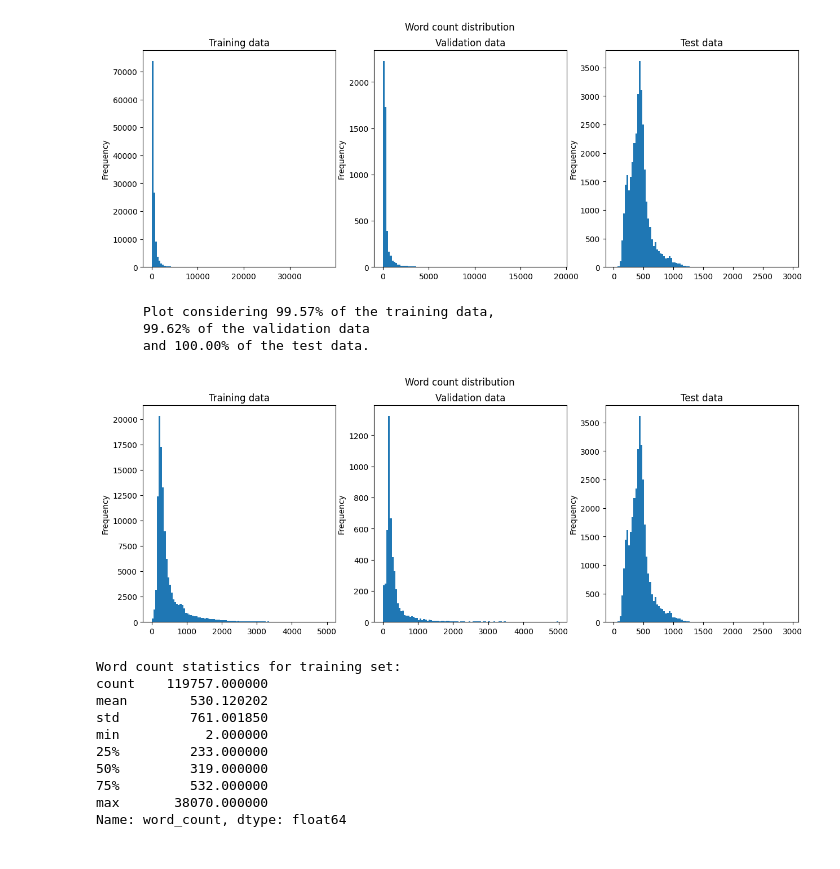
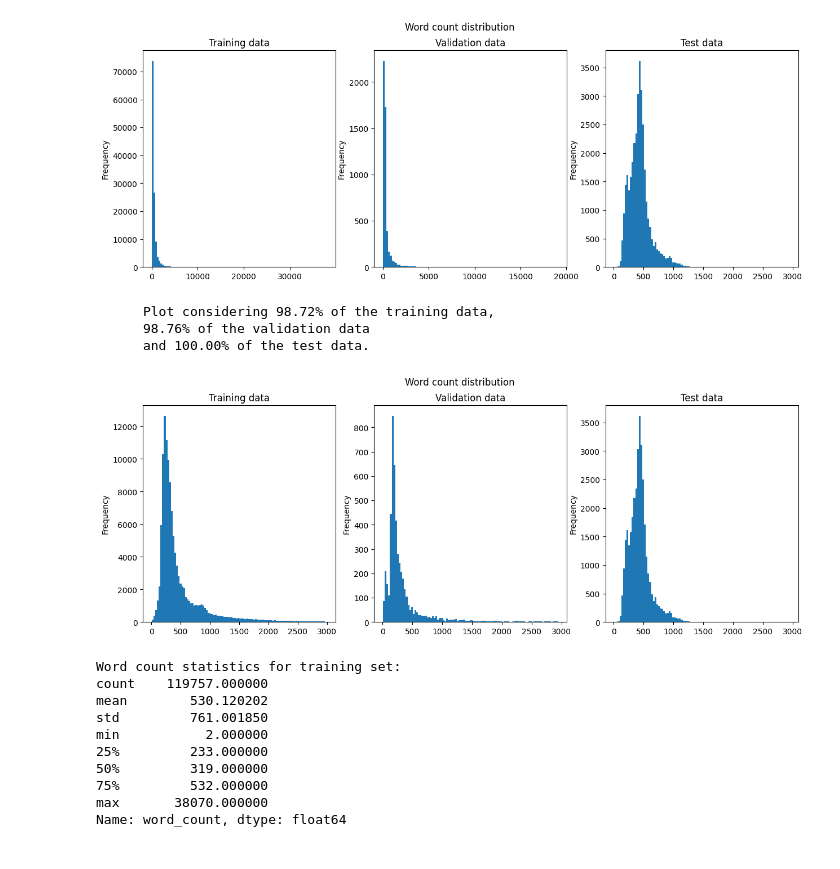
Before and after one commit to edomerli/machine-generated-text-classification, a Jupyter notebook: data_exploration.ipynb, the cells around one changed output. Cells and saved outputs as stored; diff of their text form; code cells hidden in the pictures.

```diff
--- a/data_exploration.ipynb
+++ b/data_exploration.ipynb
@@ -186,23 +168,25 @@ test_df['word_count'].plot(kind='hist', bins=100, ax=axes[2], title='Test data')
 # %% [output]
 [figure]
 # %%
-# Let's consider for a moment only the data below a certain threshold length (5000) for a more informative plot
+# Let's consider for a moment only the data below a certain threshold length (3000) for a more informative plot
 print(f"""
-      Plot considering {len(train_df[train_df['word_count'] < 5000]) / len(train_df) * 100 :.2f}% of the training data,
-      {len(val_df[val_df['word_count'] < 5000]) / len(val_df) * 100 :.2f}% of the validation data
-      and {len(test_df[test_df['word_count'] < 5000]) / len(test_df) * 100 :.2f}% of the test data.""")
+      Plot considering {len(train_df[train_df['word_count'] < 3000]) / len(train_df) * 100 :.2f}% of the training data,
+      {len(val_df[val_df['word_count'] < 3000]) / len(val_df) * 100 :.2f}% of the validation data
+      and {len(test_df[test_df['word_count'] < 3000]) / len(test_df) * 100 :.2f}% of the test data.""")
 
 fig, axes = plt.subplots(nrows=1, ncols=3, figsize=(15, 5))
 
 fig.suptitle('Word count distribution')
-train_df[train_df['word_count'] < 5000]['word_count'].plot(kind='hist', bins=100, ax=axes[0], title='Training data');
-val_df[val_df['word_count'] < 5000]['word_count'].plot(kind='hist', bins=100, ax=axes[1], title='Validation data');
-test_df[test_df['word_count'] < 5000]['word_count'].plot(kind='hist', bins=100, ax=axes[2], title='Test data');
+train_df[train_df['word_count'] < 3000]['word_count'].plot(kind='hist', bins=100, ax=axes[0], title='Training data');
+val_df[val_df['word_count'] < 3000]['word_count'].plot(kind='hist', bins=100, ax=axes[1], title='Validation data');
+test_df[test_df['word_count'] < 3000]['word_count'].plot(kind='hist', bins=100, ax=axes[2], title='Test data');
+
+fig.savefig('word_count_distribution.png')
 # %% [output]
-      Plot considering 99.57% of the training data,
-      99.62% of the validation data
+      Plot considering 98.72% of the training data,
+      98.76% of the validation data
       and 100.00% of the test data.
-[figure, old version]
+[figure, new version]
 # %%
 print("Word count statistics for training set:")
 print(train_df['word_count'].describe())
```
Also changed, not shown: parts of 2 cells of this notebook, 3 other files.
